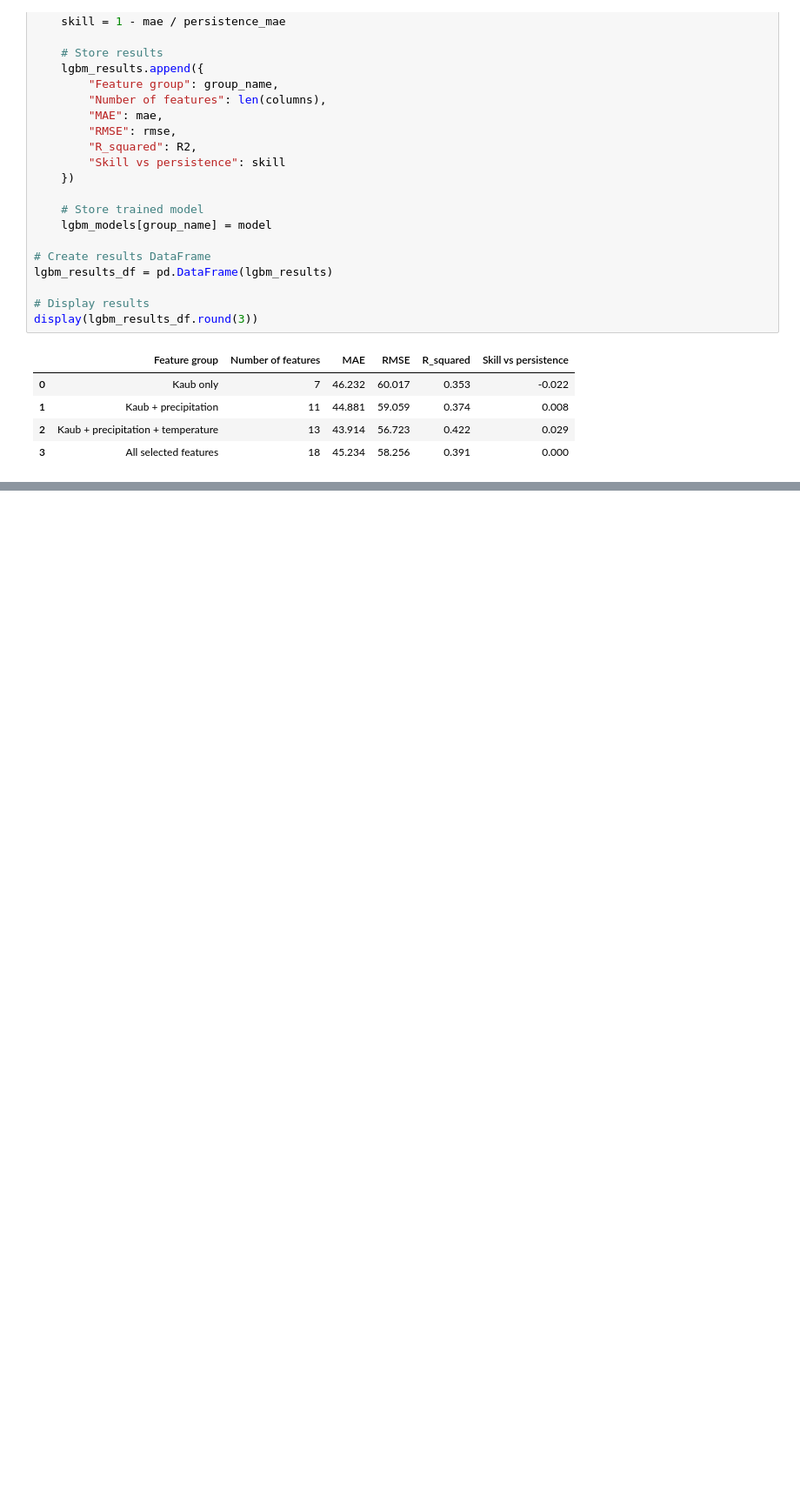
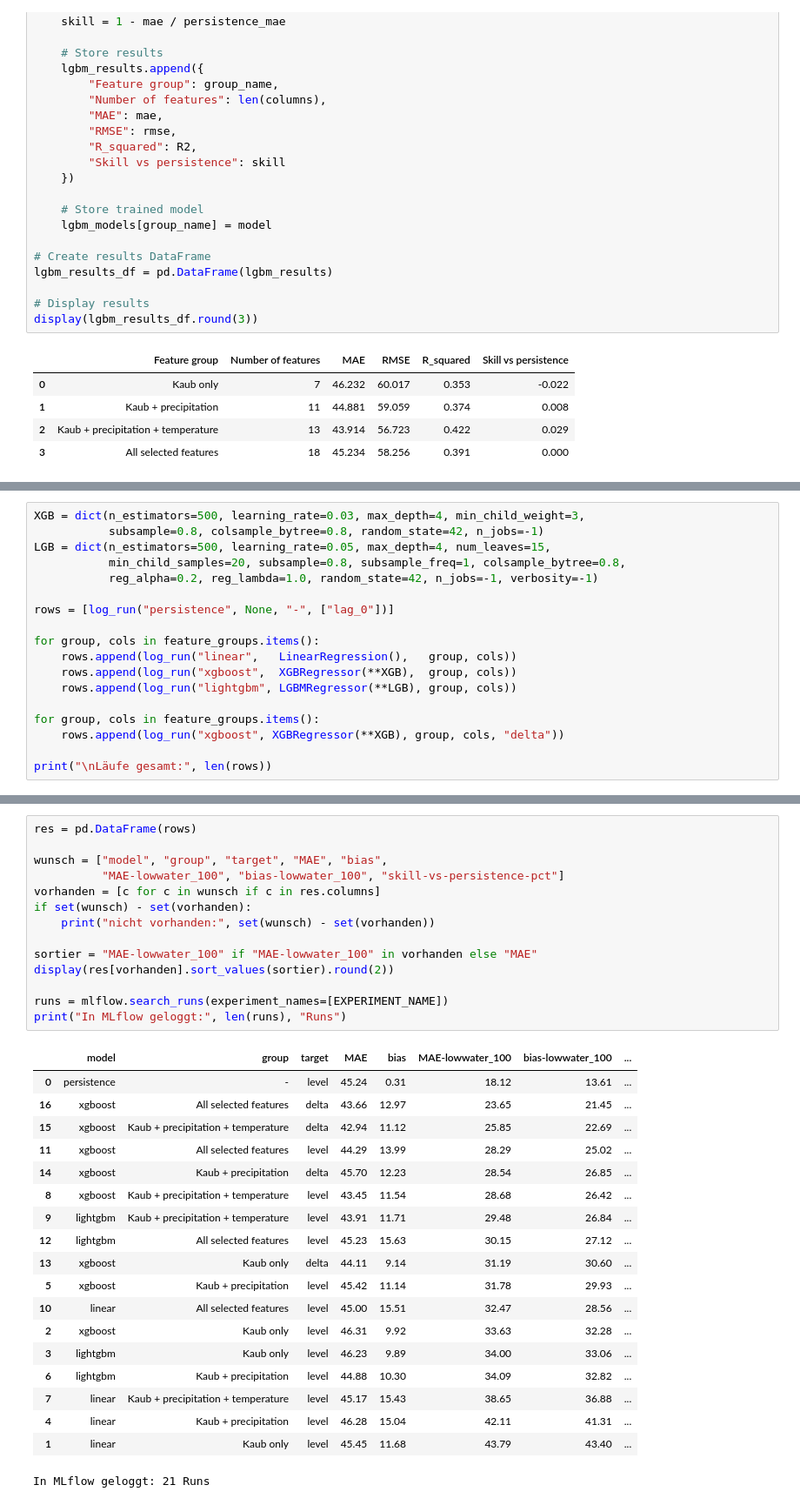
Before and after one commit to PrithviHe/Rhine-cargo-advisor, a Jupyter notebook: notebooks/04. eda_and_multivariate.ipynb, the cells around one changed output, grey strips where cells are left out. Shown at 87% size. Saved outputs shown, nothing was run; the diff lists cells and outputs as text; blank space fills up the shorter version.

Commit message:
Tracking with MLFLOW

```diff
--- a/notebooks/04. eda_and_multivariate.ipynb
+++ b/notebooks/04. eda_and_multivariate.ipynb
@@ -1287,0 +1315,18 @@ Training TabICL: All selected features
+# %%
+XGB = dict(n_estimators=500, learning_rate=0.03, max_depth=4, min_child_weight=3,
+           subsample=0.8, colsample_bytree=0.8, random_state=42, n_jobs=-1)
+LGB = dict(n_estimators=500, learning_rate=0.05, max_depth=4, num_leaves=15,
+           min_child_samples=20, subsample=0.8, subsample_freq=1, colsample_bytree=0.8,
+           reg_alpha=0.2, reg_lambda=1.0, random_state=42, n_jobs=-1, verbosity=-1)
+
+rows = [log_run("persistence", None, "-", ["lag_0"])]
+
+for group, cols in feature_groups.items():
+    rows.append(log_run("linear",   LinearRegression(),   group, cols))
+    rows.append(log_run("xgboost",  XGBRegressor(**XGB),  group, cols))
+    rows.append(log_run("lightgbm", LGBMRegressor(**LGB), group, cols))
+
+for group, cols in feature_groups.items():
+    rows.append(log_run("xgboost", XGBRegressor(**XGB), group, cols, "delta"))
+
+print("\nLäufe gesamt:", len(rows))
@@ -1287,0 +1353,34 @@ Training TabICL: All selected features
+# %%
+res = pd.DataFrame(rows)
+
+wunsch = ["model", "group", "target", "MAE", "bias",
+          "MAE-lowwater_100", "bias-lowwater_100", "skill-vs-persistence-pct"]
+vorhanden = [c for c in wunsch if c in res.columns]
+if set(wunsch) - set(vorhanden):
+    print("nicht vorhanden:", set(wunsch) - set(vorhanden))
+
+sortier = "MAE-lowwater_100" if "MAE-lowwater_100" in vorhanden else "MAE"
+display(res[vorhanden].sort_values(sortier).round(2))
+
+runs = mlflow.search_runs(experiment_names=[EXPERIMENT_NAME])
+print("In MLflow geloggt:", len(runs), "Runs")
+# %% [output]
+|  | model | group | target | MAE | bias | MAE-lowwater_100 | bias-lowwater_100 | ... |
+| 0 | persistence | - | level | 45.24 | 0.31 | 18.12 | 13.61 | ... |
+| 16 | xgboost | All selected features | delta | 43.66 | 12.97 | 23.65 | 21.45 | ... |
+| 15 | xgboost | Kaub + precipitation + temperature | delta | 42.94 | 11.12 | 25.85 | 22.69 | ... |
+| 11 | xgboost | All selected features | level | 44.29 | 13.99 | 28.29 | 25.02 | ... |
+| 14 | xgboost | Kaub + precipitation | delta | 45.70 | 12.23 | 28.54 | 26.85 | ... |
+| 8 | xgboost | Kaub + precipitation + temperature | level | 43.45 | 11.54 | 28.68 | 26.42 | ... |
+| 9 | lightgbm | Kaub + precipitation + temperature | level | 43.91 | 11.71 | 29.48 | 26.84 | ... |
+| 12 | lightgbm | All selected features | level | 45.23 | 15.63 | 30.15 | 27.12 | ... |
+| 13 | xgboost | Kaub only | delta | 44.11 | 9.14 | 31.19 | 30.60 | ... |
+| 5 | xgboost | Kaub + precipitation | level | 45.42 | 11.14 | 31.78 | 29.93 | ... |
+| 10 | linear | All selected features | level | 45.00 | 15.51 | 32.47 | 28.56 | ... |
+| 2 | xgboost | Kaub only | level | 46.31 | 9.92 | 33.63 | 32.28 | ... |
+| 3 | lightgbm | Kaub only | level | 46.23 | 9.89 | 34.00 | 33.06 | ... |
+| 6 | lightgbm | Kaub + precipitation | level | 44.88 | 10.30 | 34.09 | 32.82 | ... |
+| 7 | linear | Kaub + precipitation + temperature | level | 45.17 | 15.43 | 38.65 | 36.88 | ... |
+| 4 | linear | Kaub + precipitation | level | 46.28 | 15.04 | 42.11 | 41.31 | ... |
+| 1 | linear | Kaub only | level | 45.45 | 11.68 | 43.79 | 43.40 | ... |
+In MLflow geloggt: 21 Runs
```
Also changed, not shown: parts of 12 cells of this notebook.
